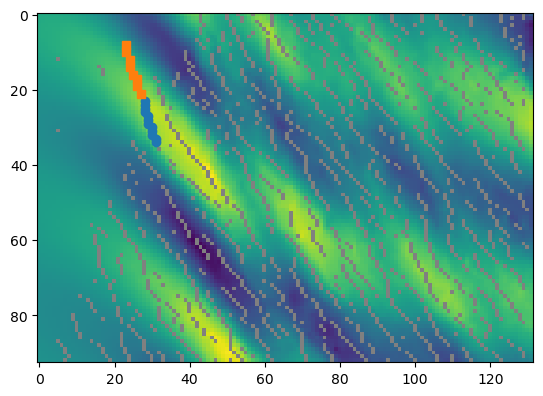
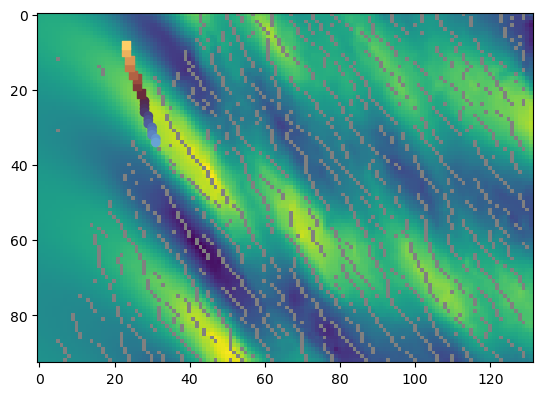
The notebook cell's code change between the first figure and the second:
--- before
+++ after
@@ -19,8 +19,21 @@
 ind_tfrac_approx = np.where(dict_stereo_pivdata['t'] >= dict_frac[keyfrac]['times_frac_sec_approx_ref_noncassee'][0])[0][0]
 
+dict_frac[keyfrac]['coord_onfracline_cassee']
+
+
+facq_x = 1.25
+colorvals_cassee = dict_frac[keyfrac]['coord_onfracline_cassee'] * (1/facq_x)
+colorvals_noncassee = dict_frac[keyfrac]['coord_onfracline_noncassee'] * (1/facq_x)
+
+cctncolors = np.concatenate((colorvals_noncassee,colorvals_cassee))
+vmincolors = -np.max(np.abs(cctncolors))
+vmaxcolors = np.max(np.abs(cctncolors))
+cmap = cm.get_cmap('managua')
+norm = mcolors.Normalize(vmin=vmincolors, vmax=vmaxcolors)
+
 
 plt.figure()
 plt.imshow(uz[:,:,ind_tfrac_approx])
 plt.imshow(np.where(fractures_positions_data['binary'],fractures_positions_data['binary'],np.nan) * 0.5,cmap='gray', vmin=0,vmax=1)
-plt.plot(xind_crack_arr, yind_crack_arr, 'o')
-plt.plot(x_ind_ref_noncasse_int, y_ind_ref_noncasse_int, 's')
+plt.scatter(xind_crack_arr, yind_crack_arr, c=cmap(norm(colorvals_cassee)))
+plt.scatter(x_ind_ref_noncasse_int, y_ind_ref_noncasse_int, c=cmap(norm(colorvals_noncassee)), marker='s')

Commit: updates figures article